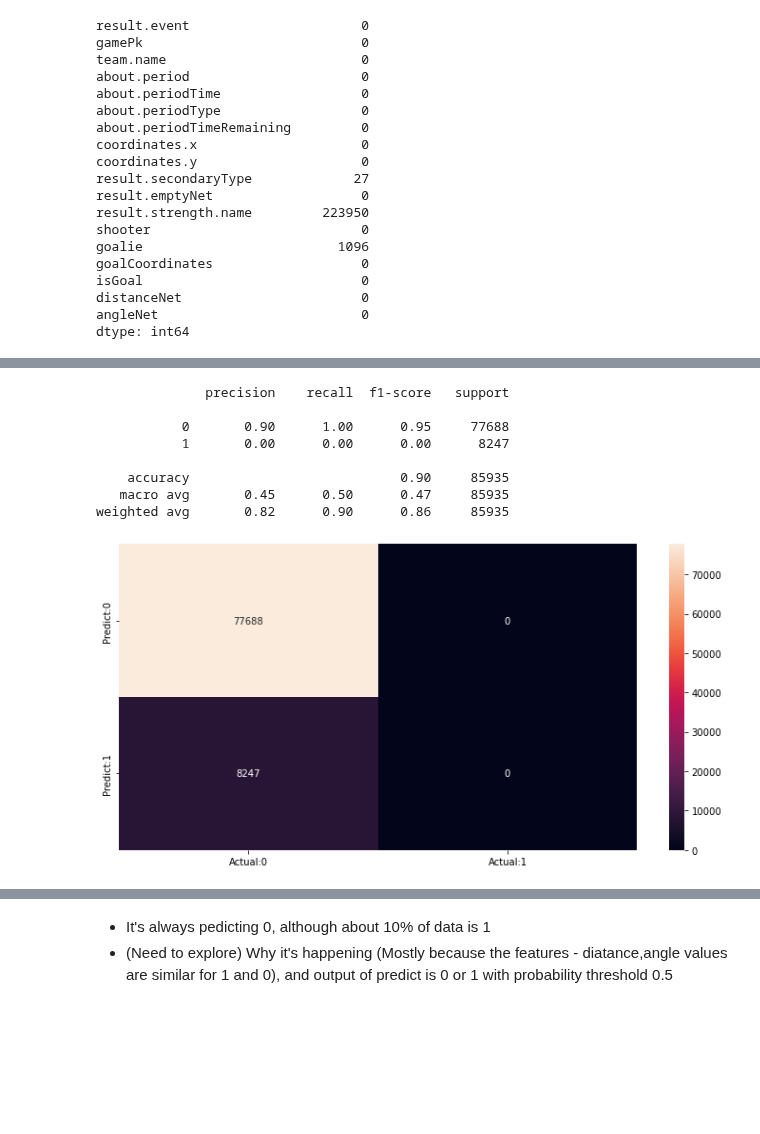
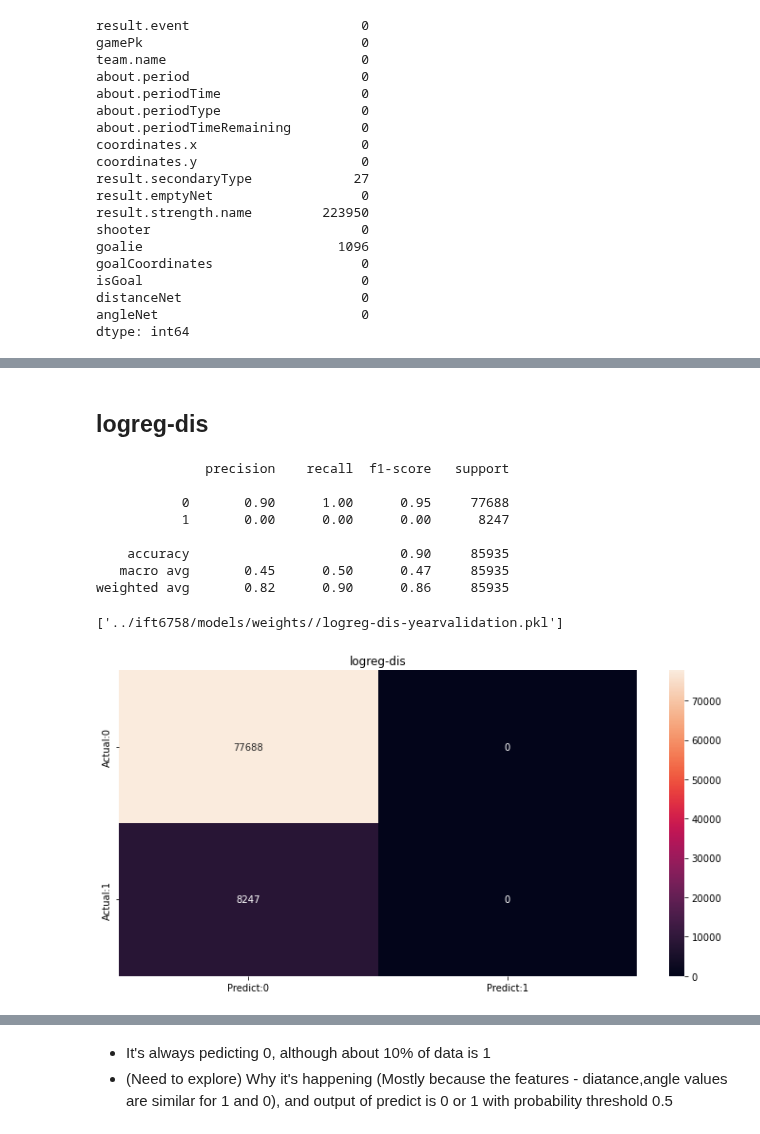
Before and after one commit to M0rph3e/ift6758-project-main, a Jupyter notebook: notebooks/baseModel.ipynb, the cells around one changed output, grey strips where cells are left out. Cells and saved outputs as stored; diff of their text form; code cells hidden in the pictures; blank space fills up the shorter version.

Commit message:
base model done

```diff
--- a/notebooks/baseModel.ipynb
+++ b/notebooks/baseModel.ipynb
@@ -134,13 +118,2 @@ weighted avg       0.82      0.91      0.86    246787
-# %%
-y_pred_val  = clf.predict(Xval)
-plotConfusion(Yval,y_pred_val)
-# %% [output]
-              precision    recall  f1-score   support
-
-           0       0.90      1.00      0.95     77688
-           1       0.00      0.00      0.00      8247
-
-    accuracy                           0.90     85935
-   macro avg       0.45      0.50      0.47     85935
-weighted avg       0.82      0.90      0.86     85935
-[figure, removed]
+# %%
+predscore_val_dict={}
@@ -146,0 +122,37 @@ weighted avg       0.82      0.90      0.86     85935
+# %% [markdown]
+## logreg-dis
+# %%
+experiment = "logreg-dis"
+features = ["distanceNet"]
+label_column = "isGoal"
+
+## Splitting X and Y
+Xtrain,Ytrain = XY(train_df,label_column,features)
+Xval,Yval = XY(val_df,label_column,features)
+
+## Training
+clf = LogisticRegression()
+clf.fit(Xtrain, Ytrain)
+y_pred_val  = clf.predict(Xval)
+y_pred_val_scores = clf.predict_proba(Xval)[:,1]
+
+plot_metrics.plotConfusion(Yval,y_pred_val,title=experiment)
+
+predscore_val_dict[experiment]={}
+predscore_val_dict[experiment]['val']=Yval
+predscore_val_dict[experiment]['predscore']=y_pred_val_scores
+
+## Dumping model
+filename=f"{weights_dir}/{experiment}-yearvalidation.pkl"
+joblib.dump(clf,filename)
+# %% [output]
+              precision    recall  f1-score   support
+
+           0       0.90      1.00      0.95     77688
+           1       0.00      0.00      0.00      8247
+
+    accuracy                           0.90     85935
+   macro avg       0.45      0.50      0.47     85935
+weighted avg       0.82      0.90      0.86     85935
+['../ift6758/models/weights//logreg-dis-yearvalidation.pkl']
+[figure, added]
```
Also changed, not shown: parts of 38 cells of this notebook, 5 other files.
